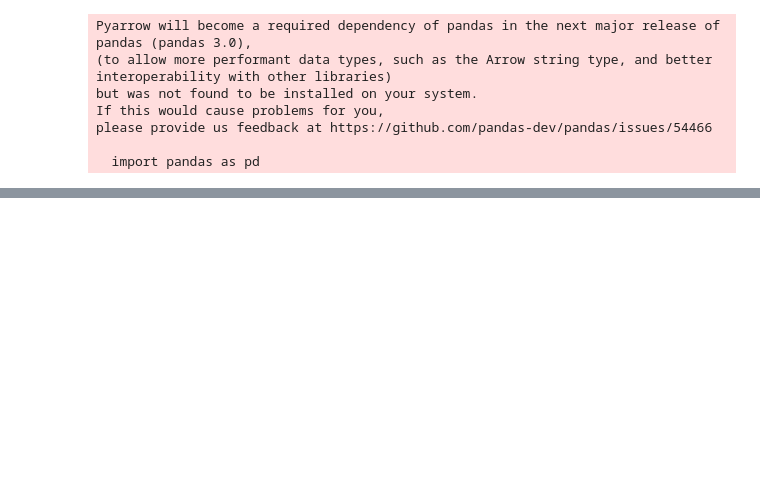
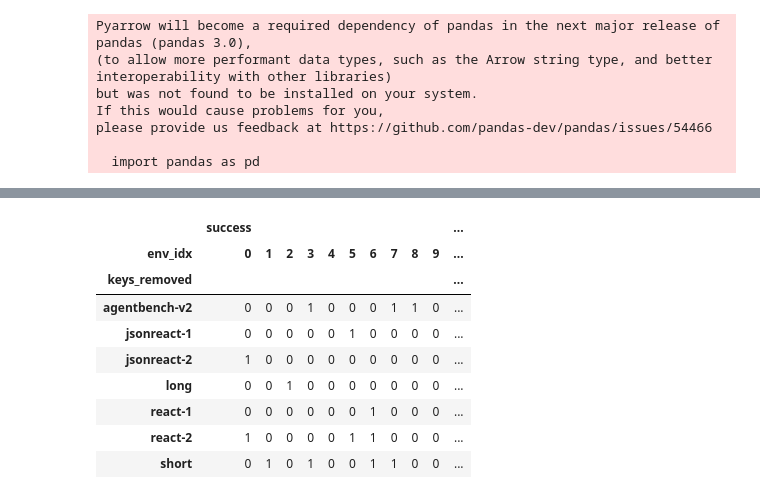
Before and after one commit to ai-nikolai/LLamp, a Jupyter notebook: playgrounds/analysis_alfworld_eval_notebook.ipynb, the cells around one changed output, grey strips where cells are left out. Saved outputs shown, nothing was run; the diff lists cells and outputs as text; code cells hidden in the pictures; blank space fills up the shorter version.

```diff
--- a/playgrounds/analysis_alfworld_eval_notebook.ipynb
+++ b/playgrounds/analysis_alfworld_eval_notebook.ipynb
@@ -141,0 +177,13 @@ x.head()
+# %%
+out.pivot(index=["keys_removed"],columns=["env_idx"], values=["success"])
+# %% [output]
+|  | success |  |  |  |  |  |  |  |  |  | ... |
+| env_idx | 0 | 1 | 2 | 3 | 4 | 5 | 6 | 7 | 8 | 9 | ... |
+| keys_removed |  |  |  |  |  |  |  |  |  |  | ... |
+| agentbench-v2 | 0 | 0 | 0 | 1 | 0 | 0 | 0 | 1 | 1 | 0 | ... |
+| jsonreact-1 | 0 | 0 | 0 | 0 | 0 | 1 | 0 | 0 | 0 | 0 | ... |
+| jsonreact-2 | 1 | 0 | 0 | 0 | 0 | 0 | 0 | 0 | 0 | 0 | ... |
+| long | 0 | 0 | 1 | 0 | 0 | 0 | 0 | 0 | 0 | 0 | ... |
+| react-1 | 0 | 0 | 0 | 0 | 0 | 0 | 1 | 0 | 0 | 0 | ... |
+| react-2 | 1 | 0 | 0 | 0 | 0 | 1 | 1 | 0 | 0 | 0 | ... |
+| short | 0 | 1 | 0 | 1 | 0 | 0 | 1 | 1 | 0 | 0 | ... |
```
Also changed, not shown: parts of 7 cells of this notebook, 1 other file.
